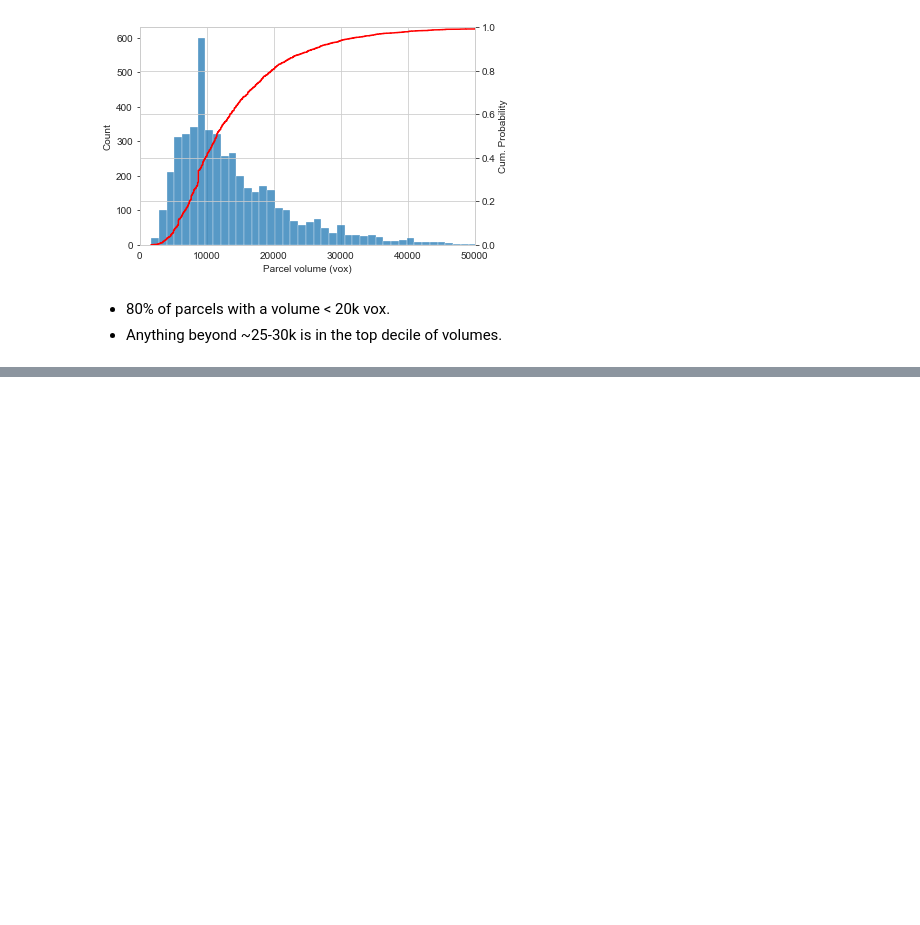
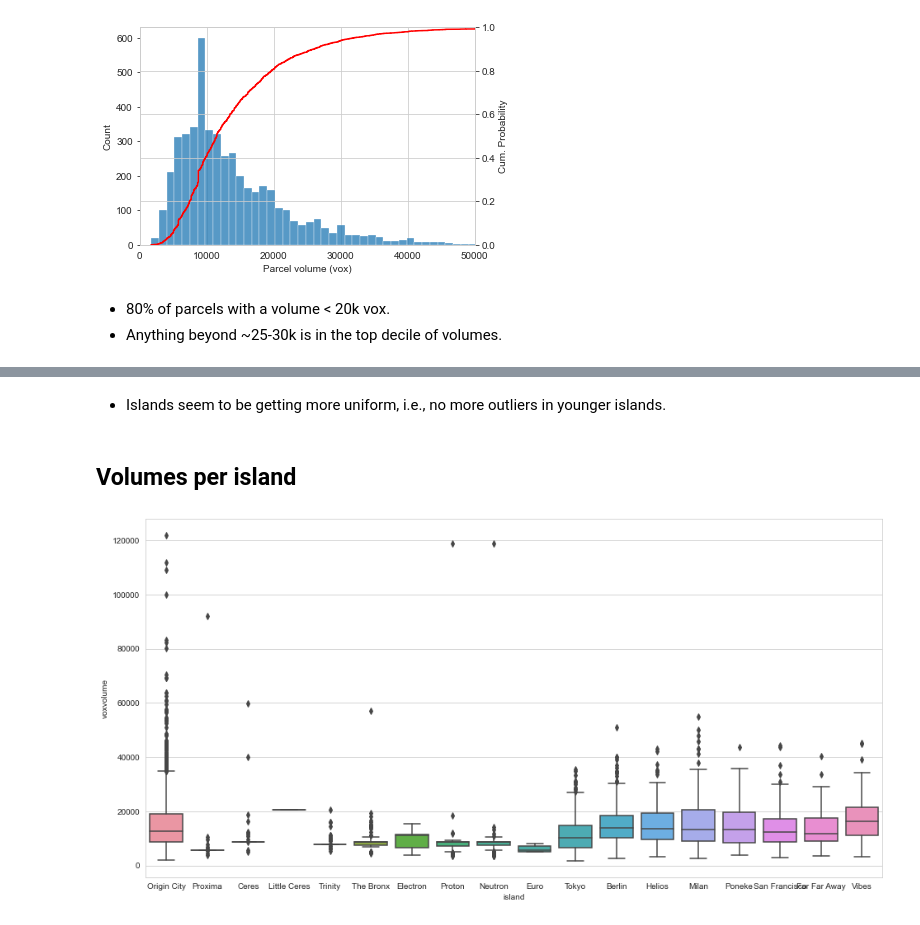
Before and after one commit to ymyke/voxalytics, a Jupyter notebook: heights_volumes.ipynb, the cells around one changed output, grey strips where cells are left out. Cells and saved outputs as stored; diff of their text form; code cells hidden in the pictures; blank space fills up the shorter version.

```diff
--- a/heights_volumes.ipynb
+++ b/heights_volumes.ipynb
@@ -70,0 +79,10 @@ plt.show()
+# %% [markdown]
+* Islands seem to be getting more uniform, i.e., no more outliers in younger islands.
+# %% [markdown]
+## Volumes per island
+# %%
+_, ax = plt.subplots(figsize=(16, 8))
+sns.boxplot(ax=ax, x="island", y="voxvolume", data=parcels)
+plt.show()
+# %% [output]
+[figure, added]
```
Also changed, not shown: parts of 2 cells of this notebook.
